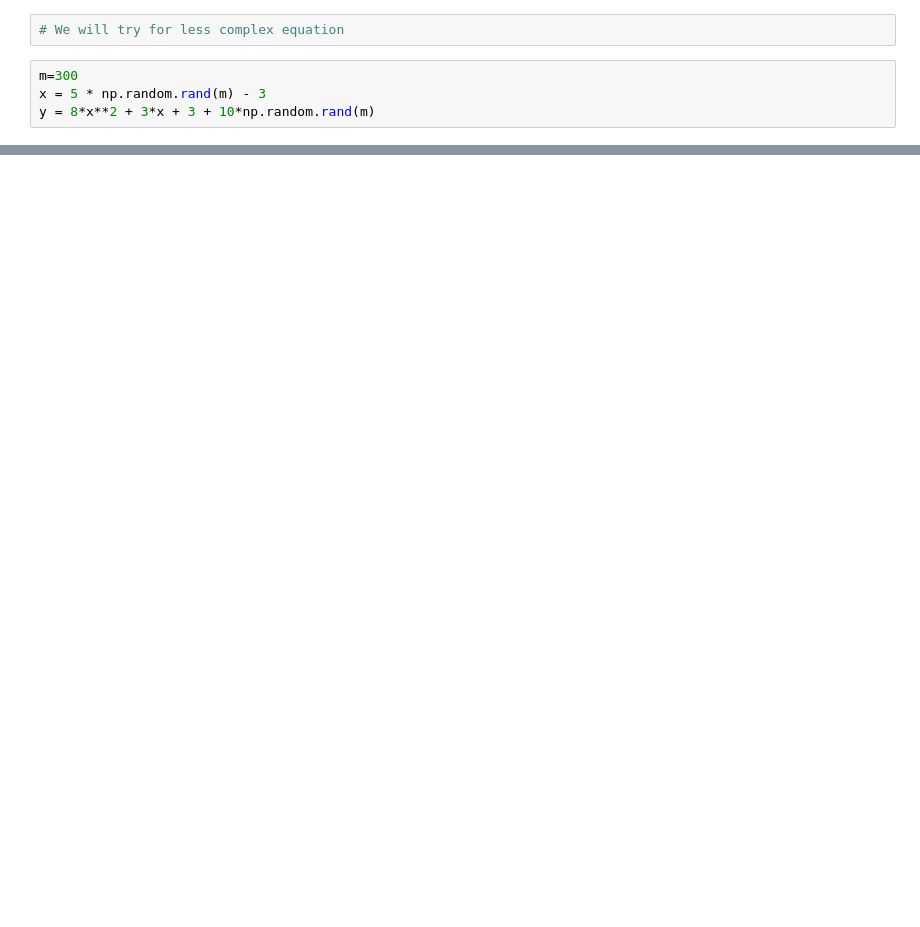
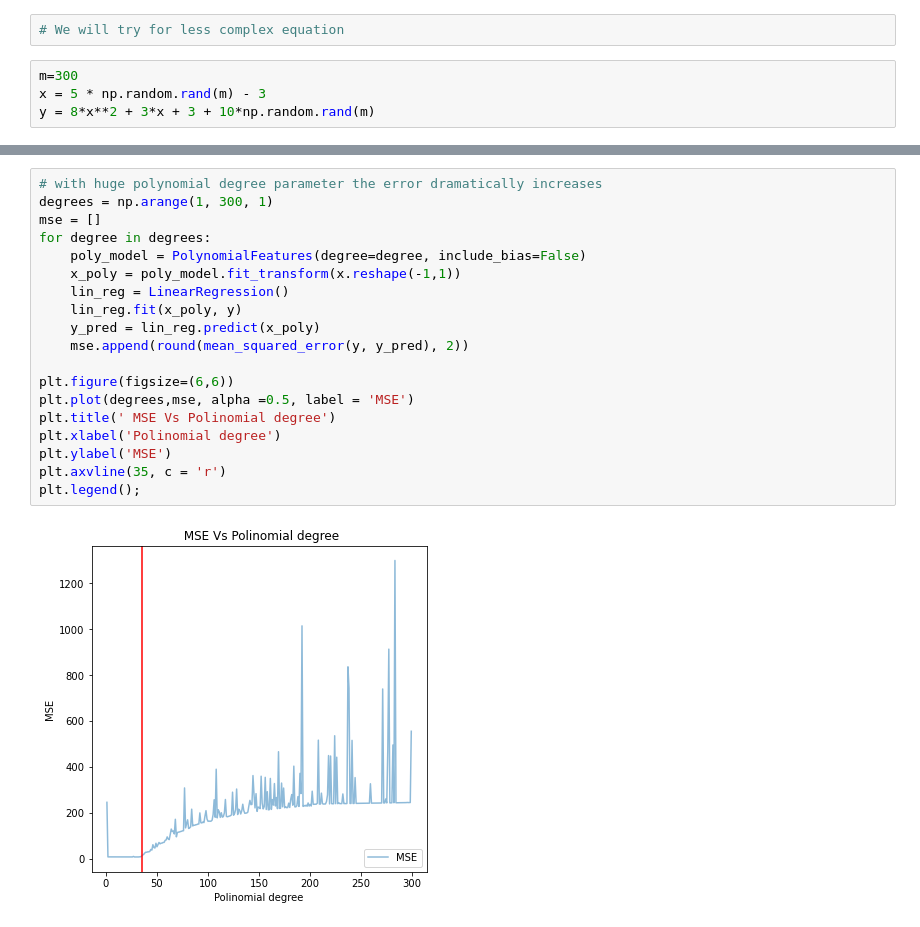
Before and after one commit to Vitomir84/ML_algorithms, a Jupyter notebook: Polynomial Regression.ipynb, the cells around one changed output, grey strips where cells are left out. Cells and saved outputs as stored; diff of their text form; blank space fills up the shorter version.

```diff
--- a/Polynomial Regression.ipynb
+++ b/Polynomial Regression.ipynb
@@ -102 +122,22 @@ for degree in degrees:
 ... (6 outputs left out)
+# %%
+# with huge polynomial degree parameter the error dramatically increases
+degrees = np.arange(1, 300, 1)
+mse = []
+for degree in degrees:
+    poly_model = PolynomialFeatures(degree=degree, include_bias=False)
+    x_poly = poly_model.fit_transform(x.reshape(-1,1))
+    lin_reg = LinearRegression()
+    lin_reg.fit(x_poly, y)
+    y_pred = lin_reg.predict(x_poly)
+    mse.append(round(mean_squared_error(y, y_pred), 2))
+
+plt.figure(figsize=(6,6))
+plt.plot(degrees,mse, alpha =0.5, label = 'MSE')
+plt.title(' MSE Vs Polinomial degree')
+plt.xlabel('Polinomial degree')
+plt.ylabel('MSE')
+plt.axvline(35, c = 'r')
+plt.legend();
+# %% [output]
+[figure, added]
```
Also changed, not shown: parts of 5 cells of this notebook.
